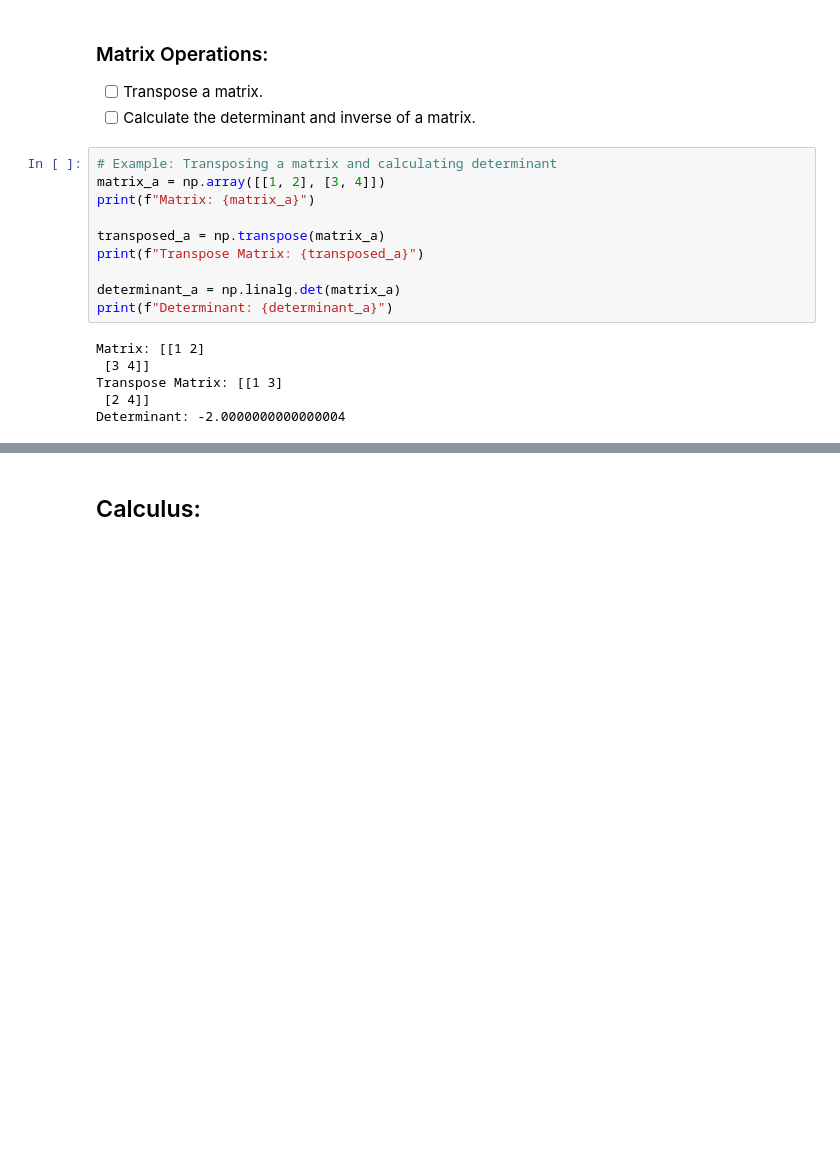
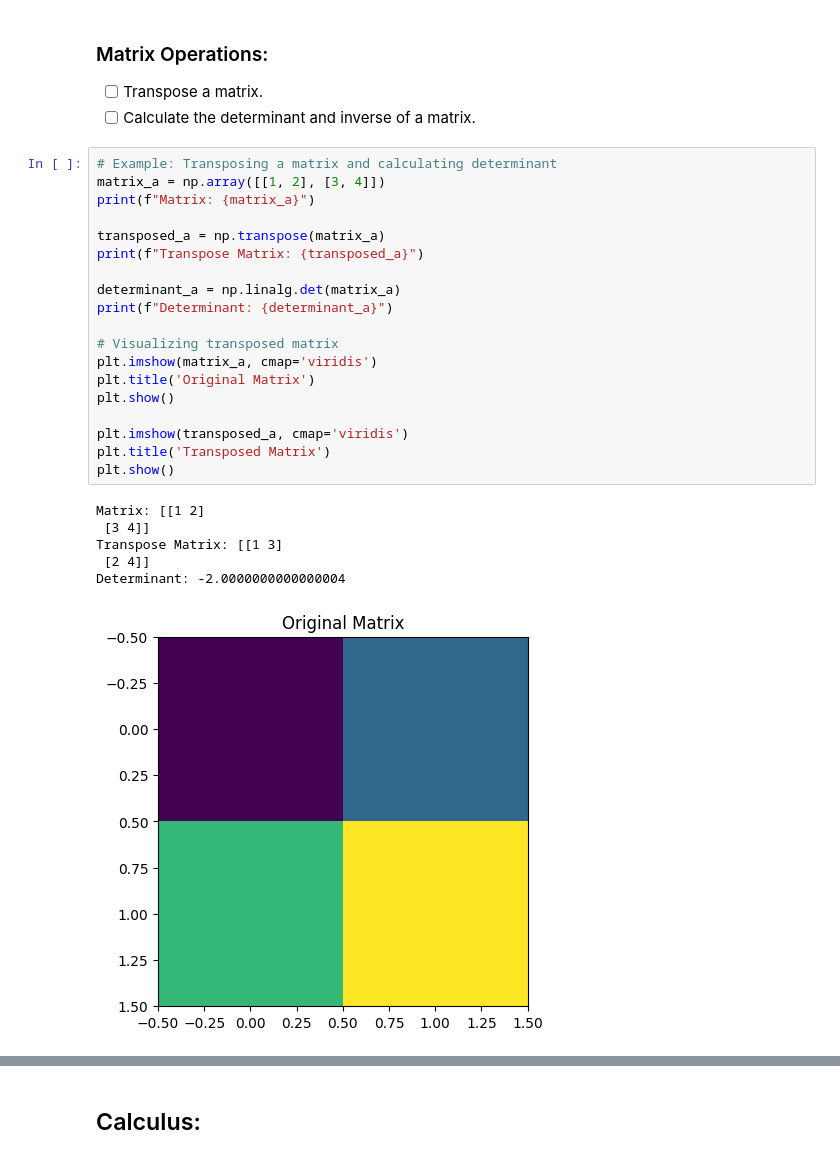
Before and after one commit to mr-rafiq/Machine_Learning_RoadMap, a Jupyter notebook: Refresh Mathematics Basics.ipynb, the cells around one changed output, grey strips where cells are left out. Saved outputs shown, nothing was run; the diff lists cells and outputs as text; blank space fills up the shorter version.

```diff
--- a/Refresh Mathematics Basics.ipynb
+++ b/Refresh Mathematics Basics.ipynb
@@ -46,16 +99,26 @@ normalizing a vector: [4 5 6]
 # %%
 # Example: Transposing a matrix and calculating determinant
 matrix_a = np.array([[1, 2], [3, 4]])
 print(f"Matrix: {matrix_a}")
 
 transposed_a = np.transpose(matrix_a)
 print(f"Transpose Matrix: {transposed_a}")
 
 determinant_a = np.linalg.det(matrix_a)
 print(f"Determinant: {determinant_a}")
+
+# Visualizing transposed matrix
+plt.imshow(matrix_a, cmap='viridis')
+plt.title('Original Matrix')
+plt.show()
+
+plt.imshow(transposed_a, cmap='viridis')
+plt.title('Transposed Matrix')
+plt.show()
 # %% [output]
 Matrix: [[1 2]
  [3 4]]
 Transpose Matrix: [[1 3]
  [2 4]]
 Determinant: -2.0000000000000004
+[figure, added]
```
Also changed, not shown: parts of 14 cells of this notebook.
